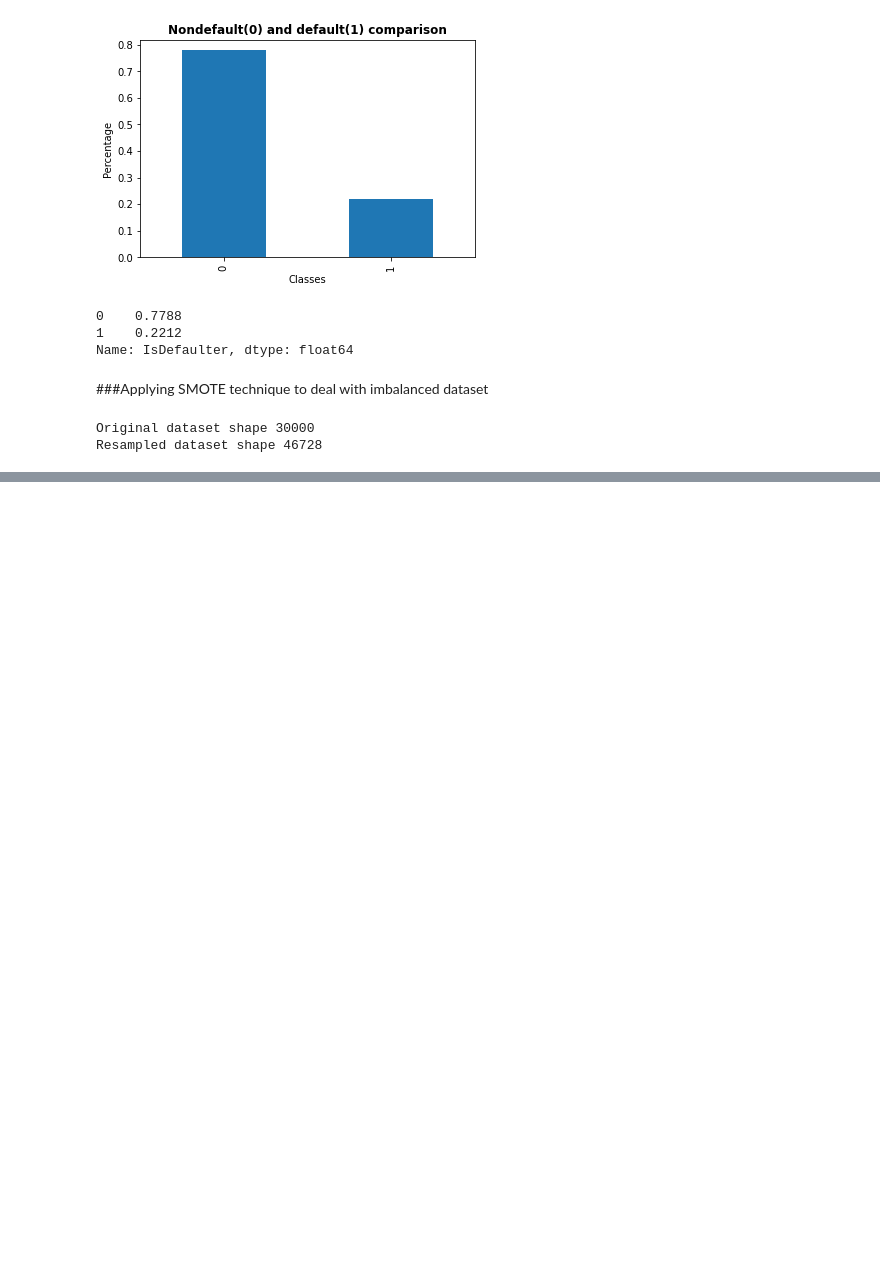
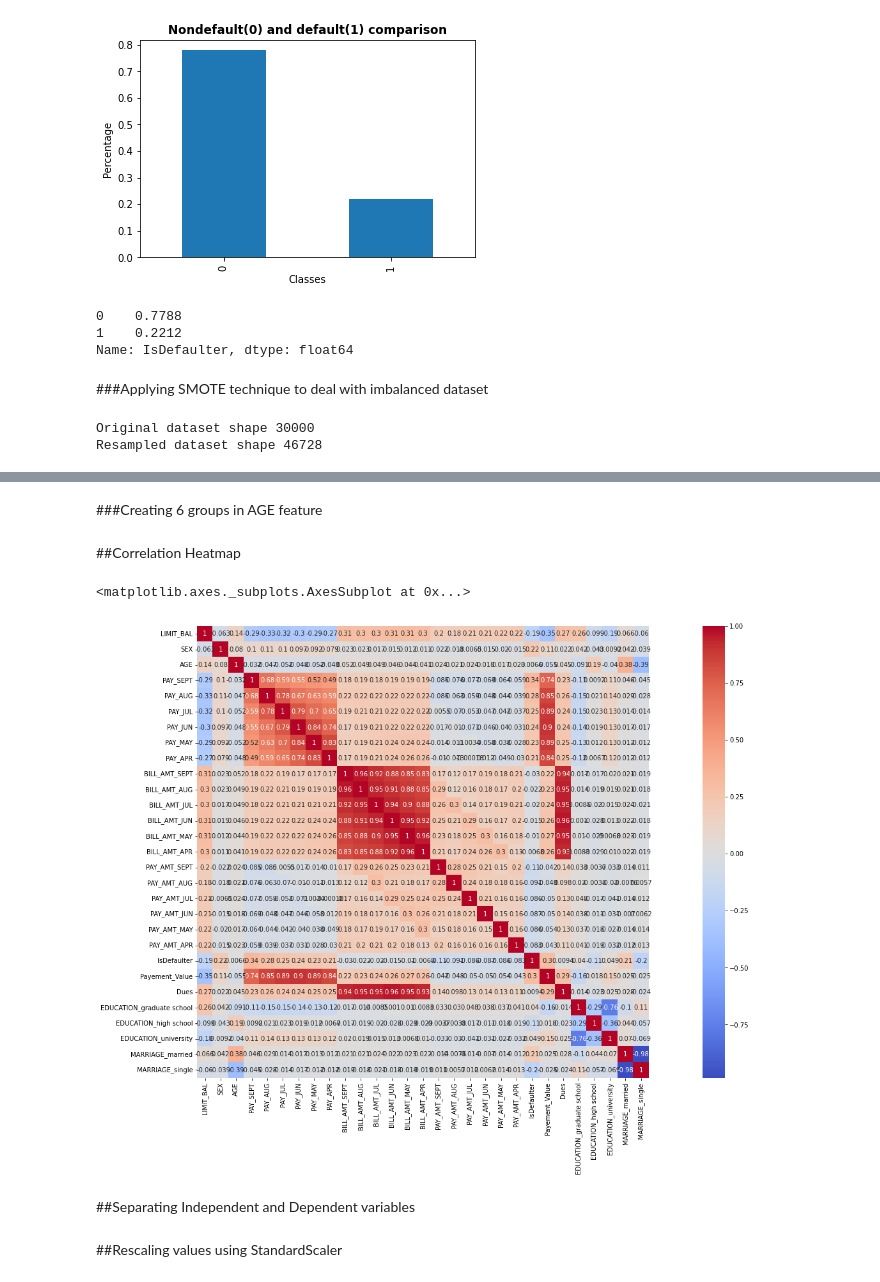
Before and after one commit to Aayushi-Sharma24/Credit_Card_Default_Prediction_Classification, a Jupyter notebook: Credit_Card_Default_Prediction_AS_Capstone_Project.ipynb, the cells around one changed output, grey strips where cells are left out. Saved outputs shown, nothing was run; the diff lists cells and outputs as text; code cells hidden in the pictures; blank space fills up the shorter version.

```diff
--- a/Credit_Card_Default_Prediction_AS_Capstone_Project.ipynb
+++ b/Credit_Card_Default_Prediction_AS_Capstone_Project.ipynb
@@ -420,0 +492,3 @@ Resampled dataset shape 46728
+# %%
+#One Hot encoding implemented on Education and marriage features
+balanced_df = pd.get_dummies(balanced_df,columns=['EDUCATION','MARRIAGE'])
@@ -420,0 +497,28 @@ Resampled dataset shape 46728
+# %%
+#drop columns
+balanced_df.drop(['EDUCATION_others','MARRIAGE_others'],axis = 1, inplace = True)
+# %%
+#drop columns
+balanced_df.drop('ID',axis = 1, inplace = True)
+# %% [markdown]
+###Creating 6 groups in AGE feature
+# %%
+# Bin ‘AGE’ data to 6 groups
+bins= [21,30,40,50,60,70,80]
+labels = list(range(6))
+balanced_df['AGE'] = pd.cut(balanced_df['AGE'],bins=bins, labels=labels,right=False)
+
+# Covert categorical column into integer by extracting the code of the categories
+balanced_df.AGE = balanced_df.AGE.cat.codes
+# %% [markdown]
+##Correlation Heatmap
+# %%
+#plot heatmap
+correlation = balanced_df.corr()
+plt.subplots(figsize=(30,13))
+sns.heatmap( correlation, square=True, annot=True,cmap='coolwarm' )
+# %% [output]
+<matplotlib.axes._subplots.AxesSubplot at 0x...>
+[figure, added]
+# %% [markdown]
+##Separating Independent and Dependent variables
@@ -420,0 +532,2 @@ Resampled dataset shape 46728
+# %% [markdown]
+##Rescaling values using StandardScaler
```
Also changed, not shown: parts of 23 cells of this notebook.
